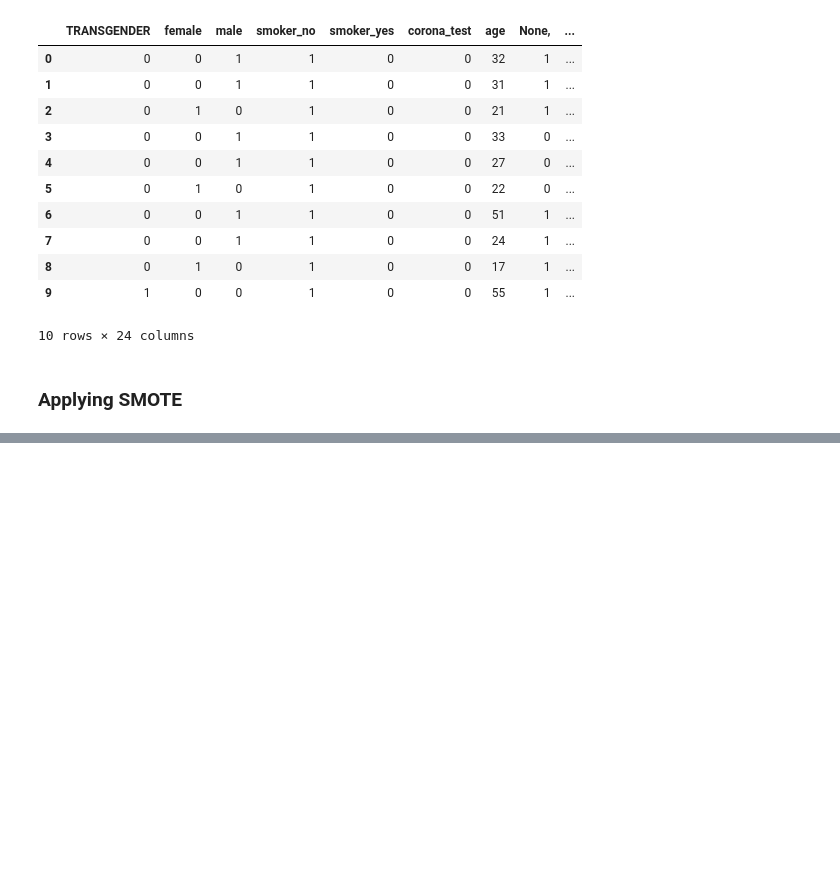
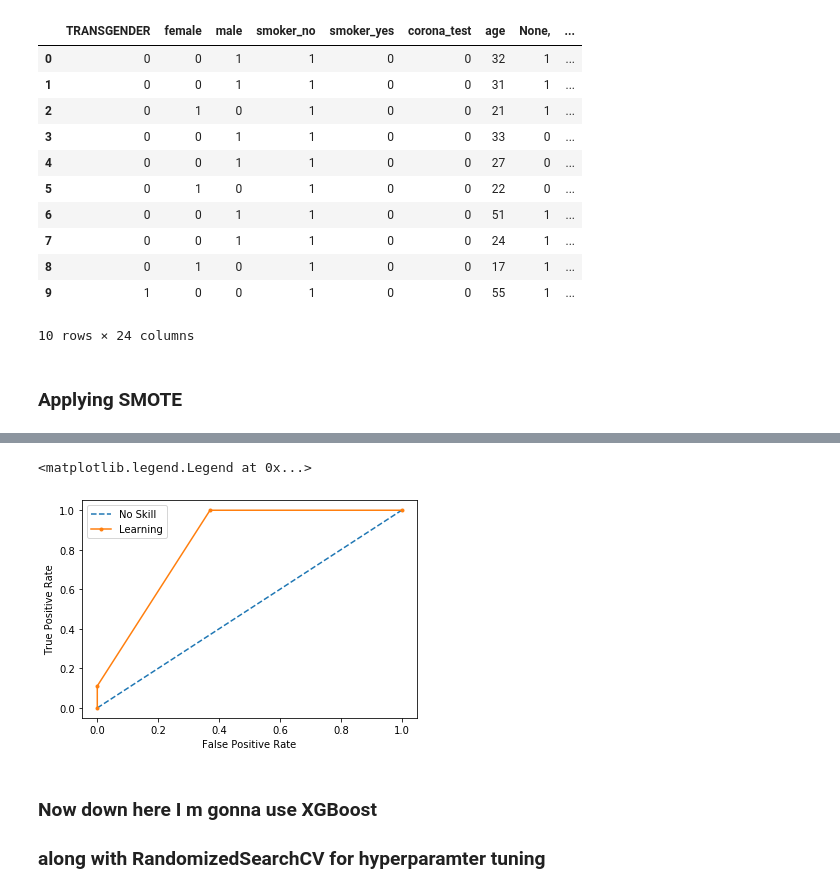
Before and after one commit to mnauf/covid, a Jupyter notebook: ML textual model 1.ipynb, the cells around one changed output, grey strips where cells are left out. Saved outputs shown, nothing was run; the diff lists cells and outputs as text; code cells hidden in the pictures; blank space fills up the shorter version.

Commit message:
XGboost added

```diff
--- a/ML textual model 1.ipynb
+++ b/ML textual model 1.ipynb
@@ -527,0 +542,23 @@ Confusion matrix, without normalization
+# %%
+# calculate roc curve
+ns_probs = [0 for _ in range(len(y_test))]
+
+fpr, tpr, thresholds = roc_curve(y_test, rf_probs)
+# %%
+# calculate roc curves
+ns_fpr, ns_tpr, _ = roc_curve(y_test, ns_probs)
+lr_fpr, lr_tpr, _ = roc_curve(y_test, rf_probs)
+# plot the roc curve for the model
+plt.plot(ns_fpr, ns_tpr, linestyle='--', label='No Skill')
+plt.plot(lr_fpr, lr_tpr, marker='.', label='Learning')
+# axis labels
+plt.xlabel('False Positive Rate')
+plt.ylabel('True Positive Rate')
+# show the legend
+plt.legend()
+# %% [output]
+<matplotlib.legend.Legend at 0x...>
+[figure, added]
+# %% [markdown]
+### Now down here I m gonna use XGBoost
+### along with RandomizedSearchCV for hyperparamter tuning
```
Also changed, not shown: parts of 23 cells of this notebook.
